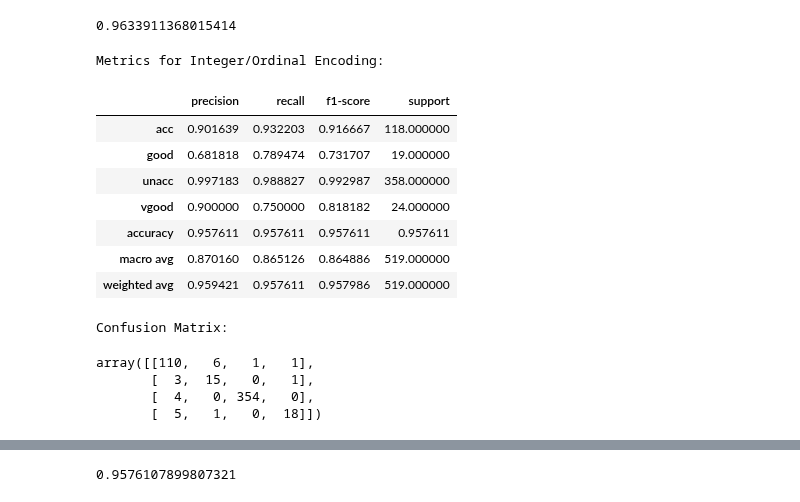
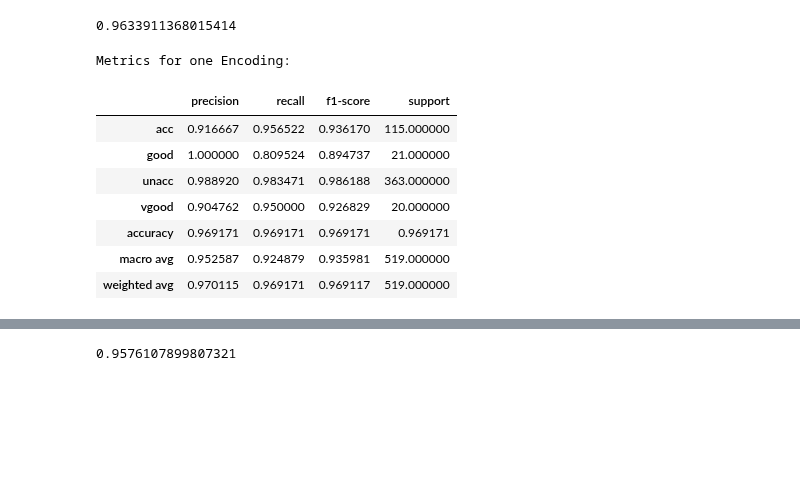
Before and after one commit to ruksad/descriptive-stats, a Jupyter notebook: lectures/32_12april_weekend/feature_encoding/feature-encoding.ipynb, the cells around one changed output, grey strips where cells are left out. Drawn from its saved outputs; the diff is of its cells as text; code cells hidden in the pictures; blank space fills up the shorter version.

Commit message:
feature encoding for all

```diff
--- a/lectures/32_12april_weekend/feature_encoding/feature-encoding.ipynb
+++ b/lectures/32_12april_weekend/feature_encoding/feature-encoding.ipynb
@@ -172,7 +172,7 @@ def evaluate_model(encoded_df, target_column):
     y = encoded_df[target_column]
 
     # Split into train and test sets
-    X_train, X_test, y_train, y_test = train_test_split(X, y, test_size=0.3, random_state=42)
+    X_train, X_test, y_train, y_test = train_test_split(X, y, test_size=0.3, stratify=y, random_state=42)
 
     # Train Random Forest Classifier
     model = RandomForestClassifier(random_state=42)
@@ -180,7 +180,7 @@ def evaluate_model(encoded_df, target_column):
 
     # Make predictions
     y_pred = model.predict(X_test)
-
+    y_proba= model.predict_proba(X_test)
     # Calculate metrics
     report = classification_report(y_test, y_pred, output_dict=True)
     metrics_df = pd.DataFrame(report).transpose()
@@ -190,4 +190,4 @@ def evaluate_model(encoded_df, target_column):
     # Confusion Matrix
     conf_matrix = confusion_matrix(y_test, y_pred)
 
-    return overall_accuracy, metrics_df, conf_matrix
+    return overall_accuracy, metrics_df, conf_matrix, y_proba, y_test
@@ -228,28 +269,19 @@ overall_accuracy_iteger
 # %%
 # Example usage for each encoded DataFrame
 
 # Integer/Ordinal Encoding
-overall_accuracy_one_hot, metrics_one_hot, conf_matrix_one_hot = evaluate_model(encoded_data_one_hot, target_column='class')
-print("Metrics for Integer/Ordinal Encoding:")
+overall_accuracy_one_hot, metrics_one_hot, conf_matrix_one_hot, y_proba_one_hot, y_test_onehot= evaluate_model(encoded_data_one_hot, target_column='class')
+print("Metrics for one Encoding:")
 metrics_one_hot
 
 # print("Accuracy:", metrics_integer.loc['accuracy'])
 # %% [output]
-Metrics for Integer/Ordinal Encoding:
+Metrics for one Encoding:
 |  | precision | recall | f1-score | support |
-| acc | 0.901639 | 0.932203 | 0.916667 | 118.000000 |
-| good | 0.681818 | 0.789474 | 0.731707 | 19.000000 |
-| unacc | 0.997183 | 0.988827 | 0.992987 | 358.000000 |
-| vgood | 0.900000 | 0.750000 | 0.818182 | 24.000000 |
-| accuracy | 0.957611 | 0.957611 | 0.957611 | 0.957611 |
-| macro avg | 0.870160 | 0.865126 | 0.864886 | 519.000000 |
-| weighted avg | 0.959421 | 0.957611 | 0.957986 | 519.000000 |
+| acc | 0.916667 | 0.956522 | 0.936170 | 115.000000 |
+| good | 1.000000 | 0.809524 | 0.894737 | 21.000000 |
+| unacc | 0.988920 | 0.983471 | 0.986188 | 363.000000 |
+| vgood | 0.904762 | 0.950000 | 0.926829 | 20.000000 |
+| accuracy | 0.969171 | 0.969171 | 0.969171 | 0.969171 |
+| macro avg | 0.952587 | 0.924879 | 0.935981 | 519.000000 |
+| weighted avg | 0.970115 | 0.969171 | 0.969117 | 519.000000 |
-# %%
-print("\nConfusion Matrix:")
-conf_matrix_one_hot
-# %% [output]
-Confusion Matrix:
-array([[110,   6,   1,   1],
-       [  3,  15,   0,   1],
-       [  4,   0, 354,   0],
-       [  5,   1,   0,  18]])
```
Also changed, not shown: parts of 11 cells of this notebook.
